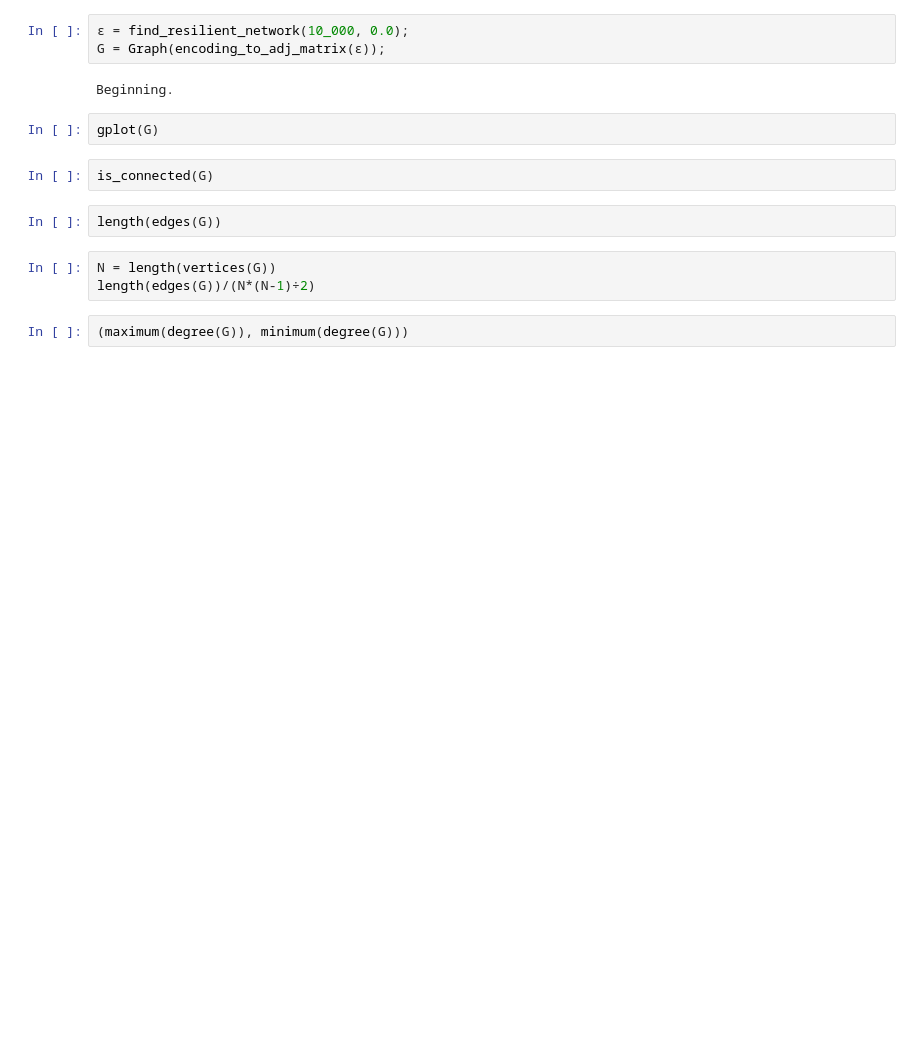
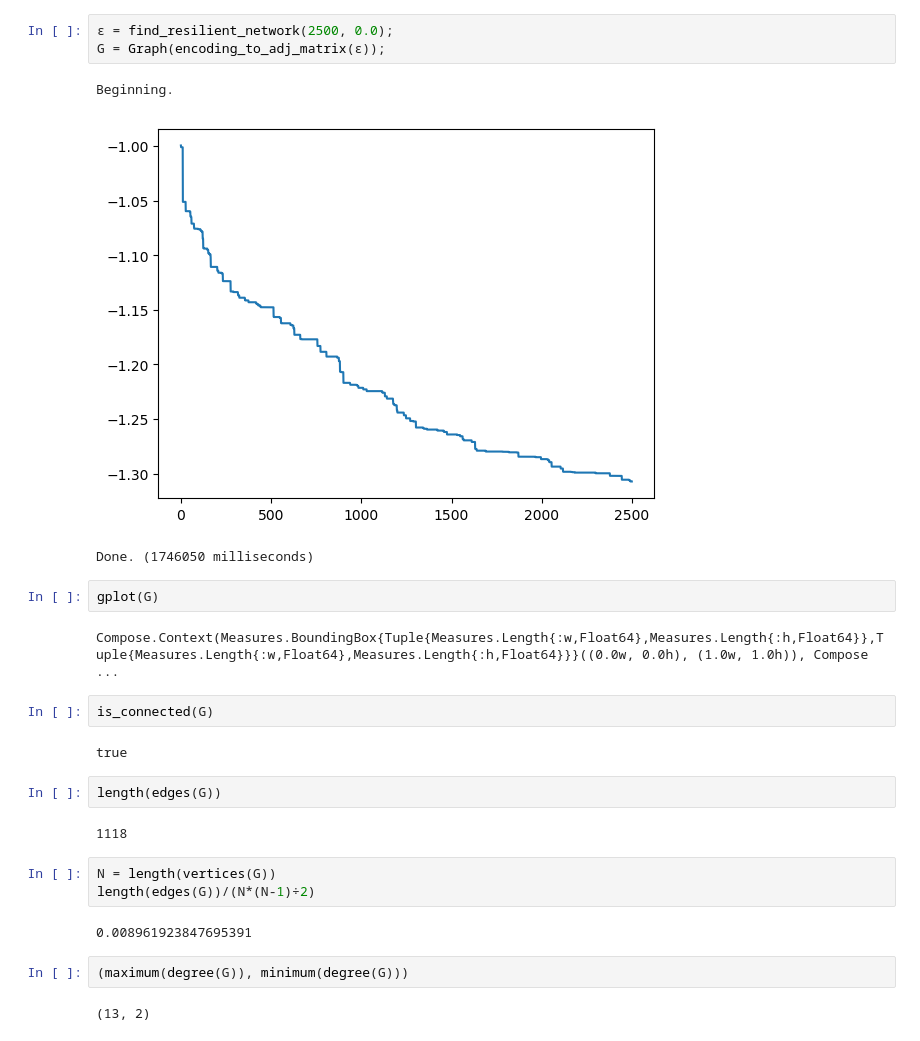
Before and after one commit to GaudiestTooth17/irn, a Jupyter notebook: src/simulated annealing.ipynb, the cells around one changed output. Cells and saved outputs as stored; diff of their text form; blank space fills up the shorter version.

Commit message:
Added a new network.

```diff
--- a/src/simulated annealing.ipynb
+++ b/src/simulated annealing.ipynb
@@ -9,18 +6,30 @@ include("static-graph-sa.jl")
 # %%
-ϵ = find_resilient_network(10_000, 0.0);
+ϵ = find_resilient_network(2500, 0.0);
 G = Graph(encoding_to_adj_matrix(ϵ));
 # %% [output]
 Beginning.
+[figure, added]
+Done. (1746050 milliseconds)
 # %%
 gplot(G)
+# %% [output]
+Compose.Context(Measures.BoundingBox{Tuple{Measures.Length{:w,Float64},Measures.Length{:h,Float64}},Tuple{Measures.Length{:w,Float64},Measures.Length{:h,Float64}}}((0.0w, 0.0h), (1.0w, 1.0h)), Compose ...
 # %%
 is_connected(G)
+# %% [output]
+true
 # %%
 length(edges(G))
+# %% [output]
+1118
 # %%
 N = length(vertices(G))
 length(edges(G))/(N*(N-1)÷2)
+# %% [output]
+0.008961923847695391
 # %%
 (maximum(degree(G)), minimum(degree(G)))
+# %% [output]
+(13, 2)
 # %%
 diameter(G)
```
Also changed, not shown: parts of 3 cells of this notebook, 1 other file.
